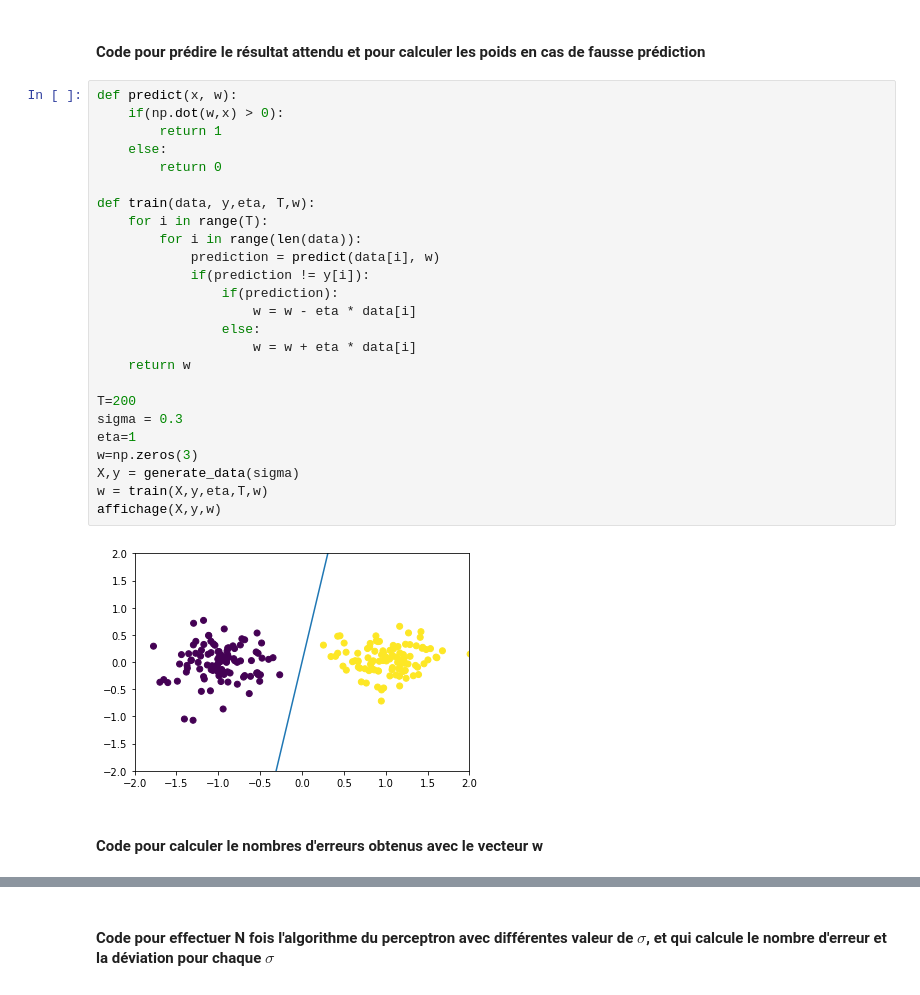
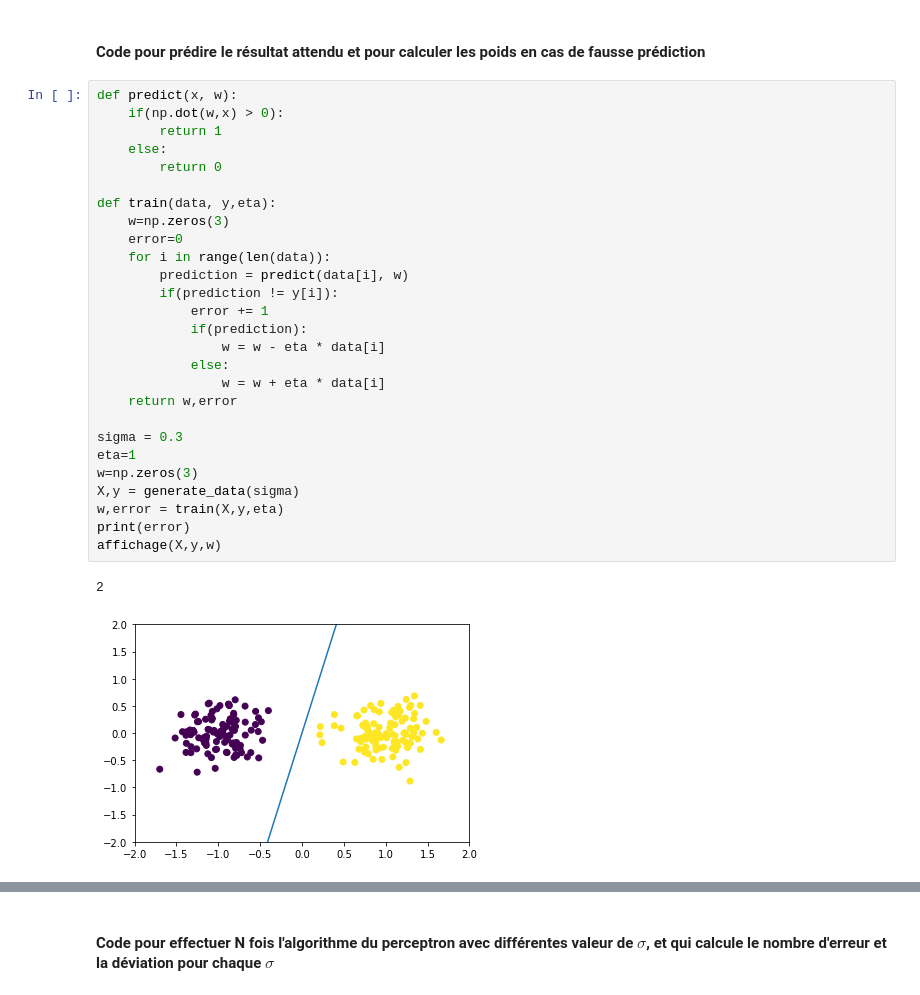
Before and after one commit to Maxtov/SI221, a Jupyter notebook: TP1/tp1_si221.ipynb, the cells around one changed output, grey strips where cells are left out. Drawn from its saved outputs; the diff is of its cells as text.

```diff
--- a/TP1/tp1_si221.ipynb
+++ b/TP1/tp1_si221.ipynb
@@ -49,29 +49,30 @@ def affichage(X,y,w):
 # %%
 def predict(x, w):
 	if(np.dot(w,x) > 0):
 		return 1
 	else:
 		return 0
 
-def train(data, y,eta, T,w):
-	for i in range(T):
-		for i in range(len(data)):
-			prediction = predict(data[i], w)
-			if(prediction != y[i]):
-				if(prediction):
-					w = w - eta * data[i]
-				else:
-					w = w + eta * data[i]
-	return w
+def train(data, y,eta):
+    w=np.zeros(3)
+    error=0
+    for i in range(len(data)):
+        prediction = predict(data[i], w)
+        if(prediction != y[i]):
+            error += 1
+            if(prediction):
+                w = w - eta * data[i]
+            else:
+                w = w + eta * data[i]
+    return w,error
 
-T=200
 sigma = 0.3
 eta=1
 w=np.zeros(3)
 X,y = generate_data(sigma)
-w = train(X,y,eta,T,w)
+w,error = train(X,y,eta)
+print(error)
 affichage(X,y,w)
 # %% [output]
+2
-[figure, old version]
+[figure, new version]
-# %% [markdown]
-#### Code pour calculer le nombres d'erreurs obtenus avec le vecteur w
```
Also changed, not shown: parts of 12 cells of this notebook, 1 other file.
